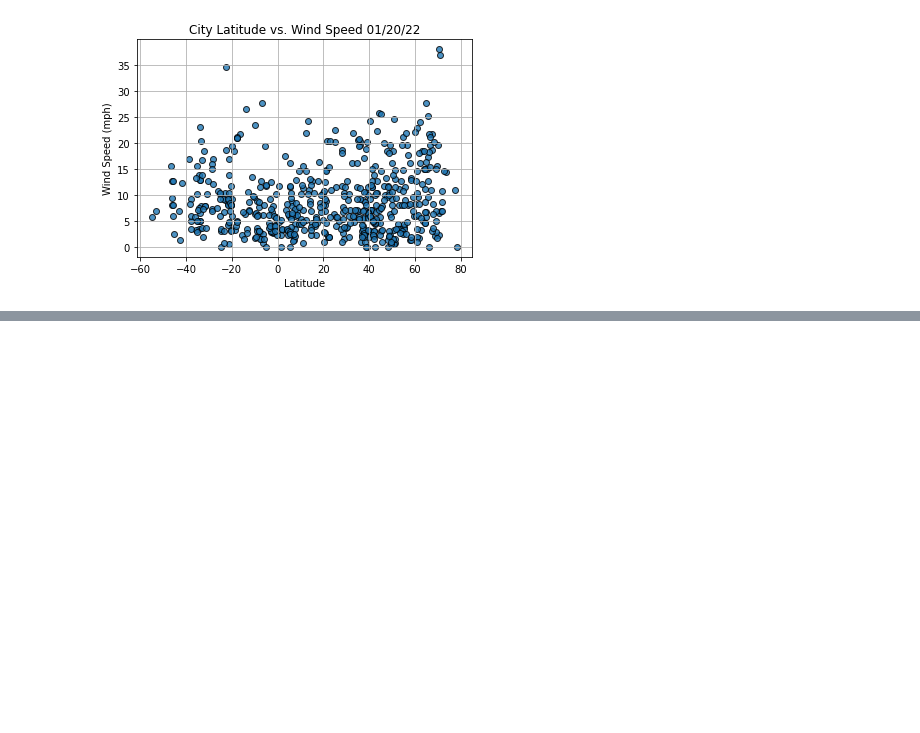
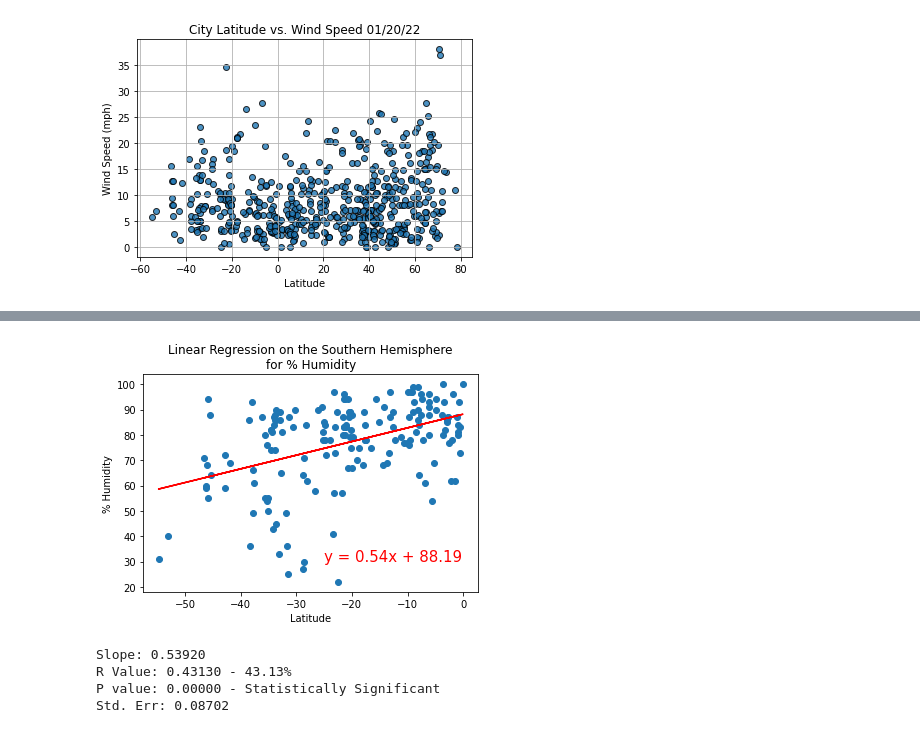
Before and after one commit to lukealibozek/World_Weather_Analysis, a Jupyter notebook: WeatherPy.ipynb, the cells around one changed output, grey strips where cells are left out. Cells and saved outputs as stored; diff of their text form; code cells hidden in the pictures; blank space fills up the shorter version.

```diff
--- a/WeatherPy.ipynb
+++ b/WeatherPy.ipynb
@@ -301,0 +384,13 @@ plt.show()
+# %%
+# Linear regression on the Southern Hemisphere
+x_values = southern_hemi_df["Lat"]
+y_values = southern_hemi_df["Humidity"]
+# Call the function.
+plot_linear_regression(x_values, y_values,
+                       'Linear Regression on the Southern Hemisphere\nfor % Humidity', '% Humidity',(-25,30))
+# %% [output]
+[figure, added]
+Slope: 0.53920
+R Value: 0.43130 - 43.13%
+P value: 0.00000 - Statistically Significant
+Std. Err: 0.08702
```
Also changed, not shown: parts of 10 cells of this notebook.
